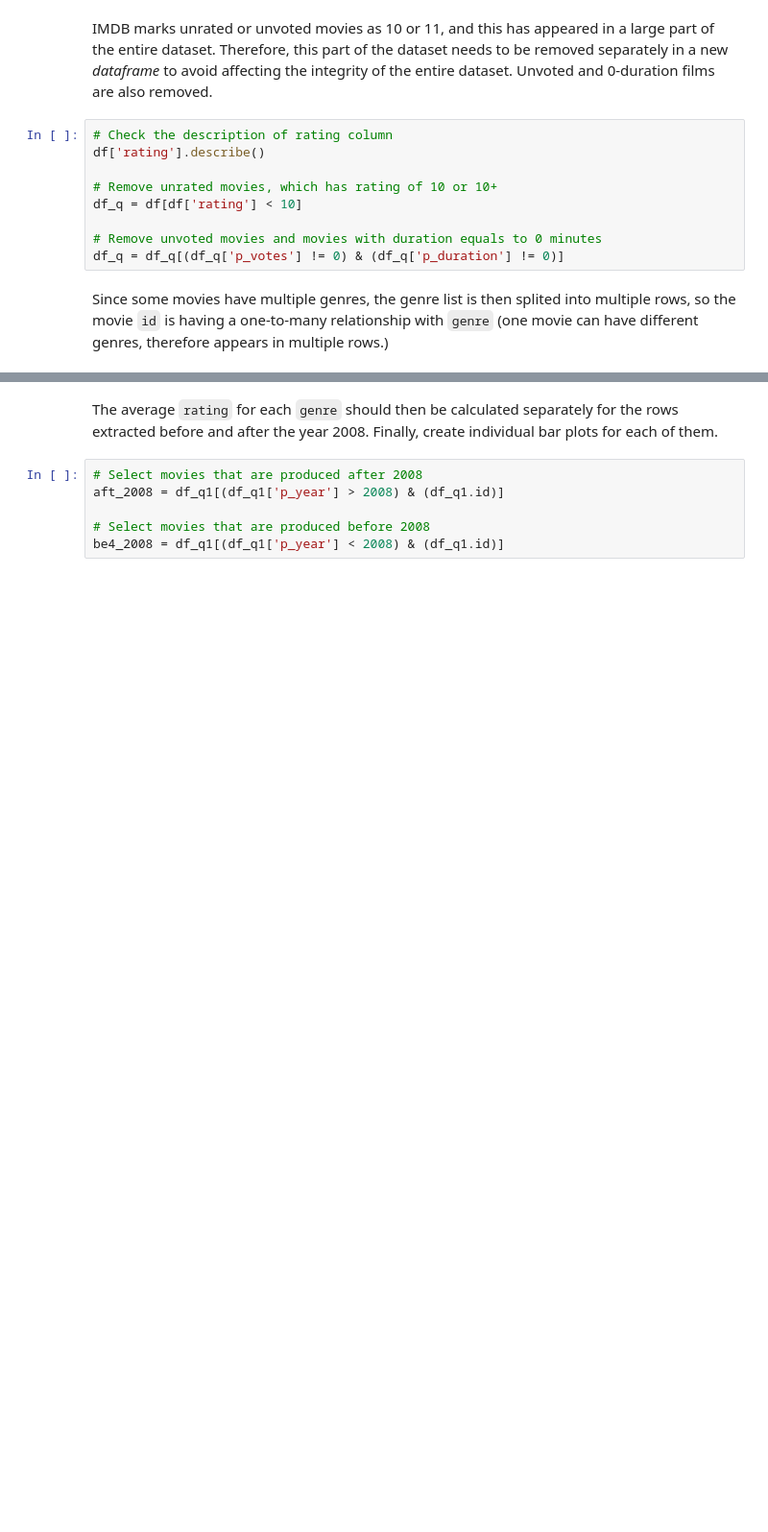
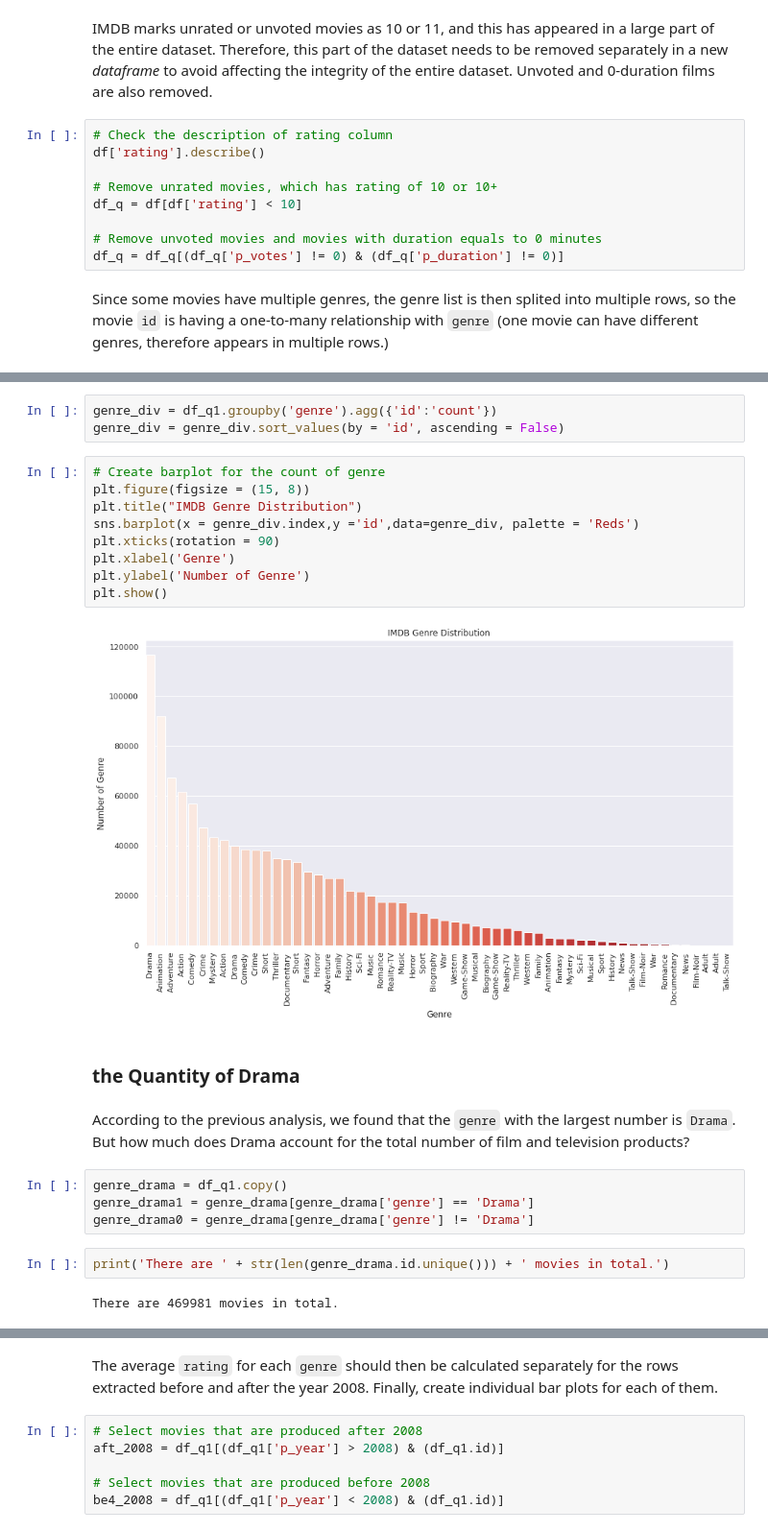
Before and after one commit to ken911312516/B6-Analysis-of-Influencing-Factors-in-Global-Film-Rating, a Jupyter notebook: B6_Analysis_of_Influencing_Factors_in_Global_Film_Rating.ipynb, the cells around one changed output, grey strips where cells are left out. Shown at 96% size. Cells and saved outputs as stored; diff of their text form; blank space fills up the shorter version.

```diff
--- a/B6_Analysis_of_Influencing_Factors_in_Global_Film_Rating.ipynb
+++ b/B6_Analysis_of_Influencing_Factors_in_Global_Film_Rating.ipynb
@@ -289,3 +283,29 @@ df_q1.head()
 | 1 | tt1281857 | Naughty Novelist | 2008 | 3.8 | Not Certified | 88 | Adult | 174.0 | 0.0 | ... |
 | 2 | tt2294954 | 2011 AVN Awards Show | 2011 | 5.7 | Not Certified | 83 | Adult | 39.0 | 0.0 | ... |
 | 2 | tt2294954 | 2011 AVN Awards Show | 2011 | 5.7 | Not Certified | 83 | News | 39.0 | 0.0 | ... |
+# %%
+genre_div = df_q1.groupby('genre').agg({'id':'count'})
+genre_div = genre_div.sort_values(by = 'id', ascending = False)
+# %%
+# Create barplot for the count of genre
+plt.figure(figsize = (15, 8))
+plt.title("IMDB Genre Distribution")
+sns.barplot(x = genre_div.index,y ='id',data=genre_div, palette = 'Reds')
+plt.xticks(rotation = 90)
+plt.xlabel('Genre')
+plt.ylabel('Number of Genre')
+plt.show()
+# %% [output]
+[figure, added]
+# %% [markdown]
+### **the Quantity of Drama**
+# %% [markdown]
+According to the previous analysis, we found that the `genre` with the largest number is `Drama`. But how much does Drama account for the total number of film and television products?
+# %%
+genre_drama = df_q1.copy()
+genre_drama1 = genre_drama[genre_drama['genre'] == 'Drama']
+genre_drama0 = genre_drama[genre_drama['genre'] != 'Drama']
+# %%
+print('There are ' + str(len(genre_drama.id.unique())) + ' movies in total.')
+# %% [output]
+There are 469981 movies in total.
```
Also changed, not shown: parts of 37 cells of this notebook.
